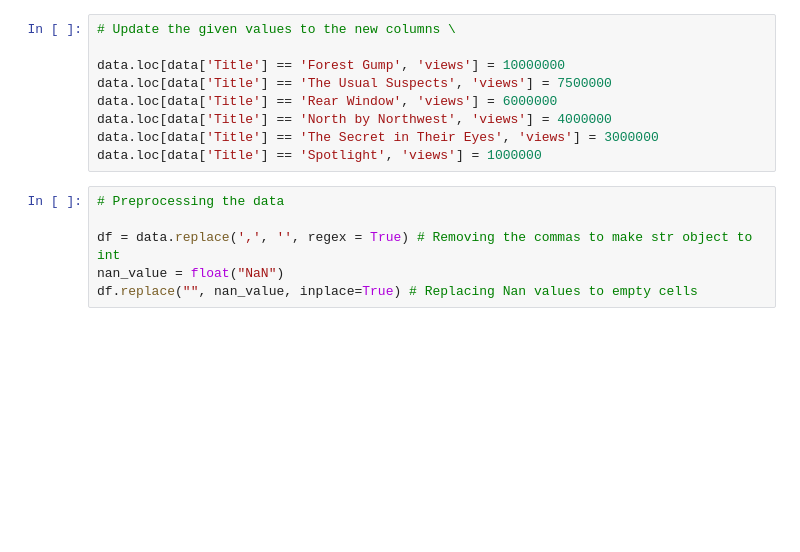
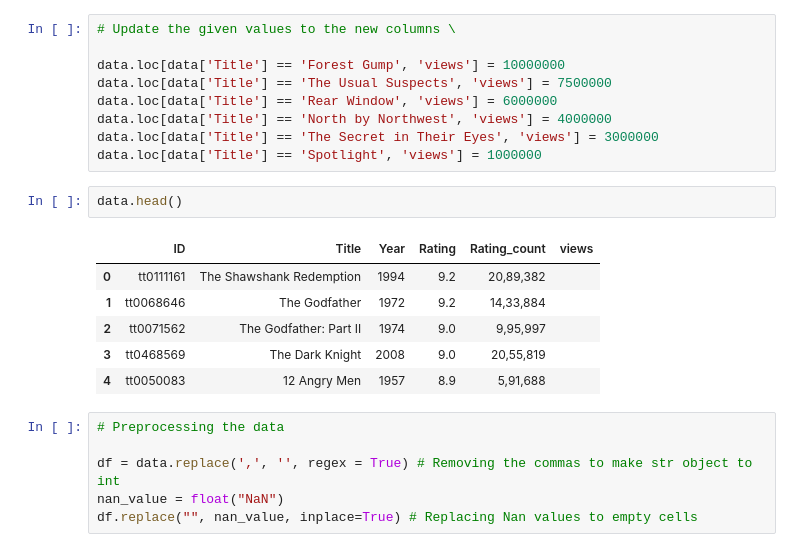
Before and after one commit to Venky0892/DataScienceTask, a Jupyter notebook: movie_views/movie_views.ipynb, the cells around one changed output. Cells and saved outputs as stored; diff of their text form; blank space fills up the shorter version.

```diff
--- a/movie_views/movie_views.ipynb
+++ b/movie_views/movie_views.ipynb
@@ -24,6 +24,15 @@ data.loc[data['Title'] == 'Rear Window', 'views'] = 6000000
 data.loc[data['Title'] == 'North by Northwest', 'views'] = 4000000
 data.loc[data['Title'] == 'The Secret in Their Eyes', 'views'] = 3000000
 data.loc[data['Title'] == 'Spotlight', 'views'] = 1000000
+# %%
+data.head()
+# %% [output]
+|  | ID | Title | Year | Rating | Rating_count | views |
+| 0 | tt0111161 | The Shawshank Redemption | 1994 | 9.2 | 20,89,382 |  |
+| 1 | tt0068646 | The Godfather | 1972 | 9.2 | 14,33,884 |  |
+| 2 | tt0071562 | The Godfather: Part II | 1974 | 9.0 | 9,95,997 |  |
+| 3 | tt0468569 | The Dark Knight | 2008 | 9.0 | 20,55,819 |  |
+| 4 | tt0050083 | 12 Angry Men | 1957 | 8.9 | 5,91,688 |  |
 # %%
 # Preprocessing the data
 
```
Also changed, not shown: parts of 4 cells of this notebook, 3 other files.
